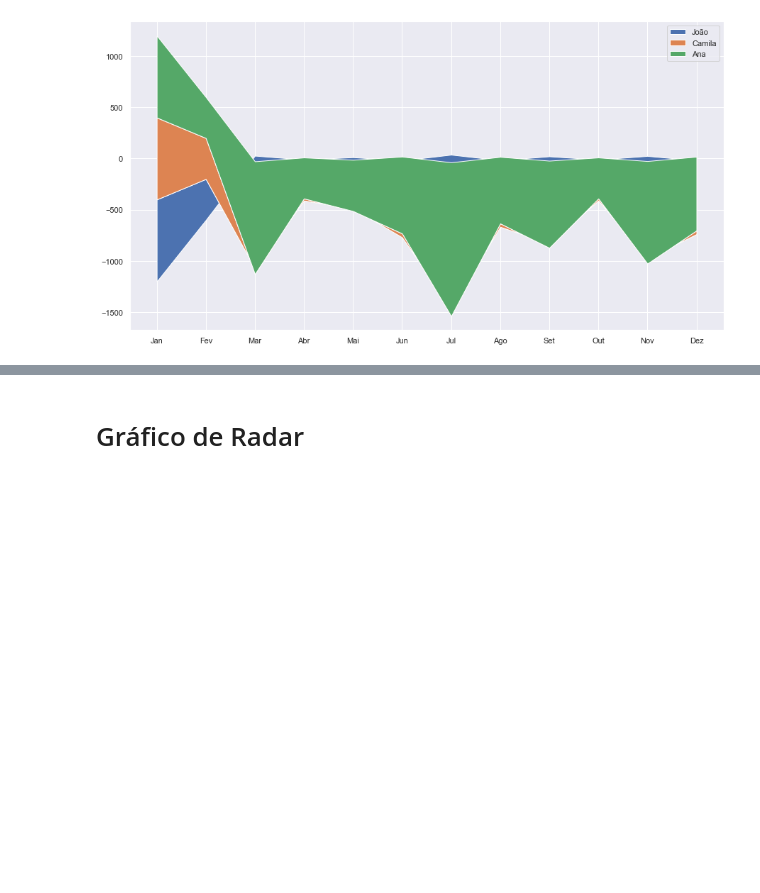
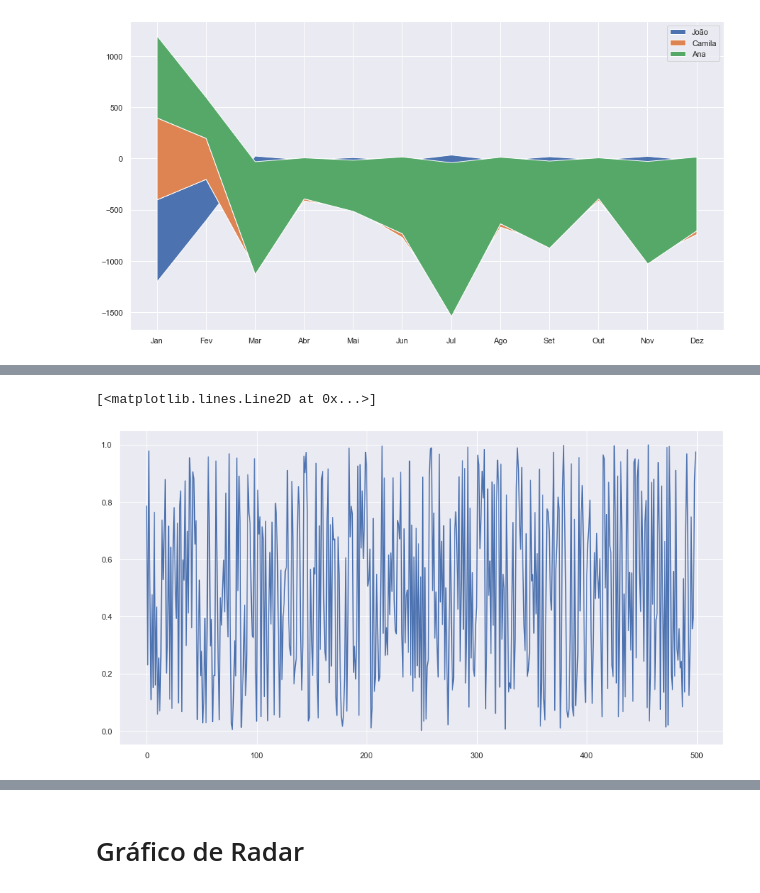
Before and after one commit to Wolfgang-Amadeus-Mozart/Analise_de_dados_Geral, a Jupyter notebook: Data Visualization com python/Data_Visualization.ipynb, the cells around one changed output, grey strips where cells are left out. Drawn from its saved outputs; the diff is of its cells as text; code cells hidden in the pictures; blank space fills up the shorter version.

```diff
--- a/Data Visualization com python/Data_Visualization.ipynb
+++ b/Data Visualization com python/Data_Visualization.ipynb
@@ -321,0 +377,10 @@ plt.legend()
+# %%
+array = np.random.rand(500) # genrando 500 valores aleatorios entre 0 e 1
+x = np.arange(len(array)) # criando um lista
+# %%
+#agora vamos ver se um simples gráfico de linha pode exibir nossos dados
+
+plt.plot(x, array)
+# %% [output]
+[<matplotlib.lines.Line2D at 0x...>]
+[figure, added]
```
Also changed, not shown: parts of 28 cells of this notebook.
